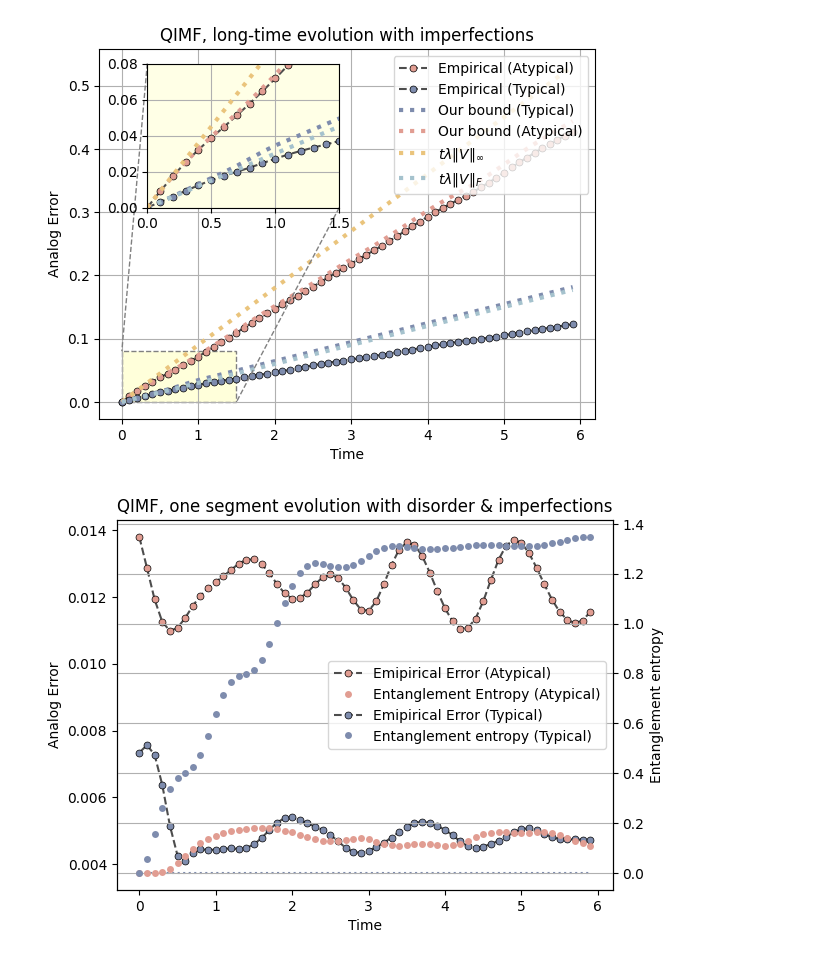
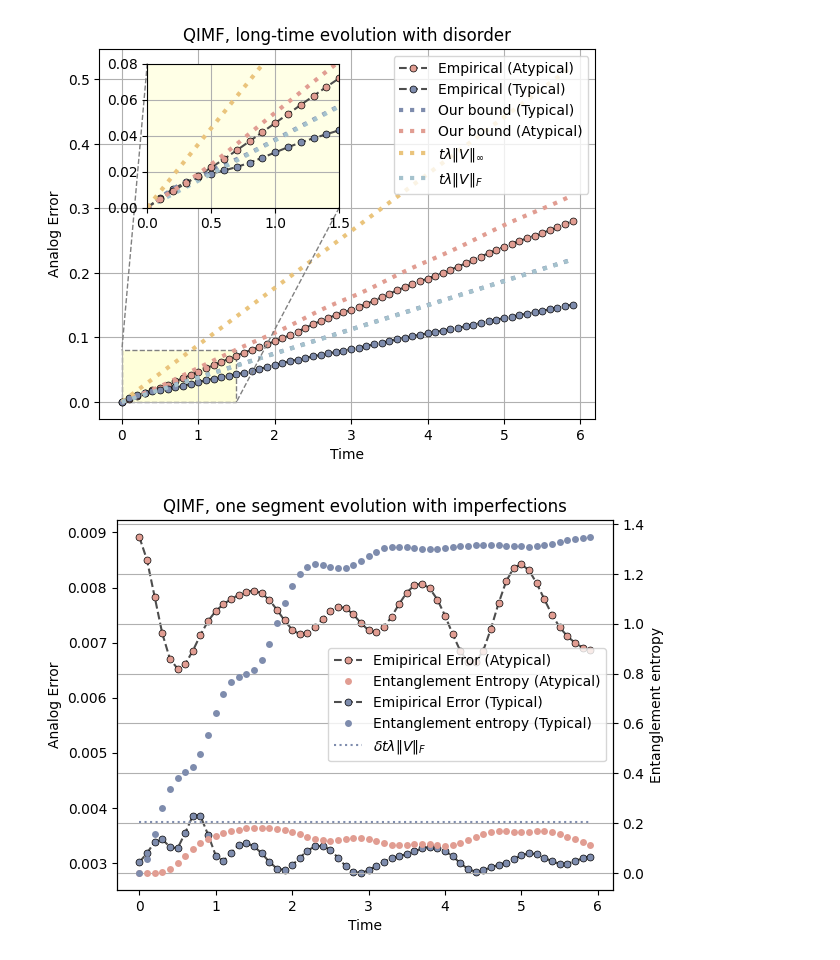
Before and after one commit to minidas/Entanglement-Induced-Resilience-of-Quantum-Dynamics, a Jupyter notebook: qitf_analog.ipynb, the cells around one changed output. Drawn from its saved outputs; the diff is of its cells as text; code cells hidden in the pictures.

```diff
--- a/qitf_analog.ipynb
+++ b/qitf_analog.ipynb
@@ -10,7 +10,7 @@ import pickle
 # with open('./data/analog_model[i].pkl', 'wb') as f:
 #     pickle.dump(analog_model, f)
 
-with open('./data/analog_model[di].pkl', 'rb') as f:
+with open('./data/analog_model[i].pkl', 'rb') as f:
     analog_model = pickle.load(f)
 # %%
 initial_state = Statevector.from_label('0'*N).data  # Typical case state
@@ -64,7 +64,7 @@ plt.xlabel('Time')
 plt.ylabel('Analog Error')
 # plt.ylim( top=0.3)
 plt.legend(loc=1)
-plt.title('QIMF, long-time evolution with imperfections')
+plt.title('QIMF, long-time evolution with disorder')
 plt.grid()
 ax1=plt.gca()
 
@@ -86,10 +86,10 @@ plt.plot(time[:-1], worst_curve[:-1], color="#EAC47C", linestyle='dotted', label
 plt.grid()
 # plt.tight_layout()
 mark_inset(ax1, ax2, loc1=2, loc2=4, fc="#ffffda", ec="0.5",linestyle='dashed')
-plt.savefig('./Figures/long-time[i,c=1].pdf', bbox_inches='tight',dpi=600)
+plt.savefig('./Figures/long-time[d,c=1].pdf', bbox_inches='tight',dpi=600)
 plt.show()
 # %% [output]
-[figure, old version]
+[figure, new version]
 # %%
 from entropy import entropy_data
 import matplotlib.pyplot as plt
@@ -107,35 +107,35 @@ p11=ax1.plot(time[:-1], state_distance, color='0.3', marker='o', markersize=5, m
 ax2=ax1.twinx()
 entropy_list=entropy_data(initial_state, analog_model, k=2)
 p12=ax2.plot(time[:-1], entropy_list[:-1], label='Entanglement Entropy (Atypical)',marker='o', markersize=5, mfc='#E19D92', linewidth=0,markeredgewidth=0)
 
 
 # initial_state = haar_random_state(N)  # Generate a random state
 initial_state = Statevector.from_label('0'*N).data  # Typical case state
 state_distance = []
 exact_state = initial_state
 analog_state = initial_state
 for i in range(num_steps):
     analog_state = analog_model.U0 @ exact_state
     exact_state = analog_model.exact_model.U0 @ exact_state
     state_distance.append(np.linalg.norm(exact_state - analog_state))
 p21=ax1.plot(time[:-1], state_distance, color='0.3', marker='o', markersize=5, mfc='#7E8CAD', mec='k', linestyle='dashed', markeredgewidth=0.5,label='Emipirical Error (Typical)')
 
 entropy_list=entropy_data(initial_state, analog_model, k=2)
 p22=ax2.plot(time[:-1], entropy_list[:-1],label='Entanglement entropy (Typical)',marker='o', markersize=5, mfc='#7E8CAD', linewidth=0,markeredgewidth=0)
 
 
-ax1.plot(time[:-1], [V_fro*time_step]*num_steps, color="#7E8CAD", linestyle='dotted', label=r'$\delta t\lambda\|V\|_{F}$')
+p13=ax1.plot(time[:-1], [V_fro*time_step]*num_steps, color="#7E8CAD", linestyle='dotted', label=r'$\delta t\lambda\|V\|_{F}$')
 # plt.plot(time[:-1], [V_spec*time_step]*num_steps, color='#A4E048', linestyle='dashed', label=r'$\delta t\lambda\|V\|_{\infty}$')
 ax1.set_xlabel('Time')
 ax1.set_ylabel('Analog Error')
 ax2.set_ylabel('Entanglement entropy')
 
-lns=p11+p12+p21+p22
+lns=p11+p12+p21+p22+p13
 labs=[l.get_label() for l in lns]
-plt.title('QIMF, one segment evolution with disorder & imperfections')
+plt.title('QIMF, one segment evolution with imperfections')
 plt.legend(lns,labs,loc=0)
 plt.grid()
-plt.savefig('./Figures/one_segment[di].pdf', bbox_inches='tight',dpi=600)
+plt.savefig('./Figures/one_segment[i].pdf', bbox_inches='tight',dpi=600)
 plt.show()
 # %% [output]
-[figure, old version]
+[figure, new version]
```
Also changed, not shown: 14 other files.
